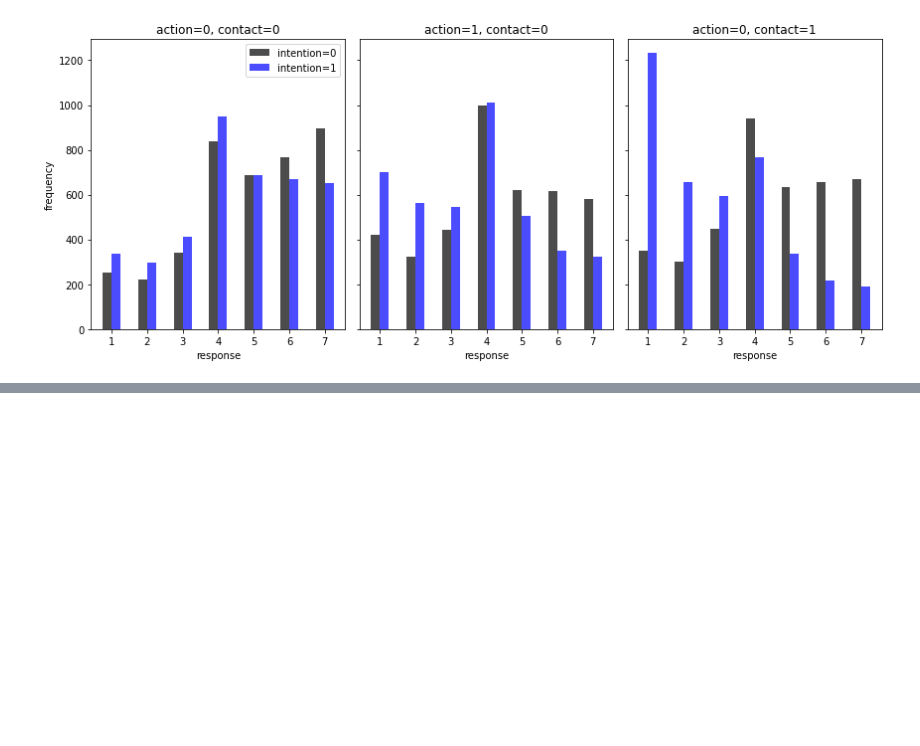
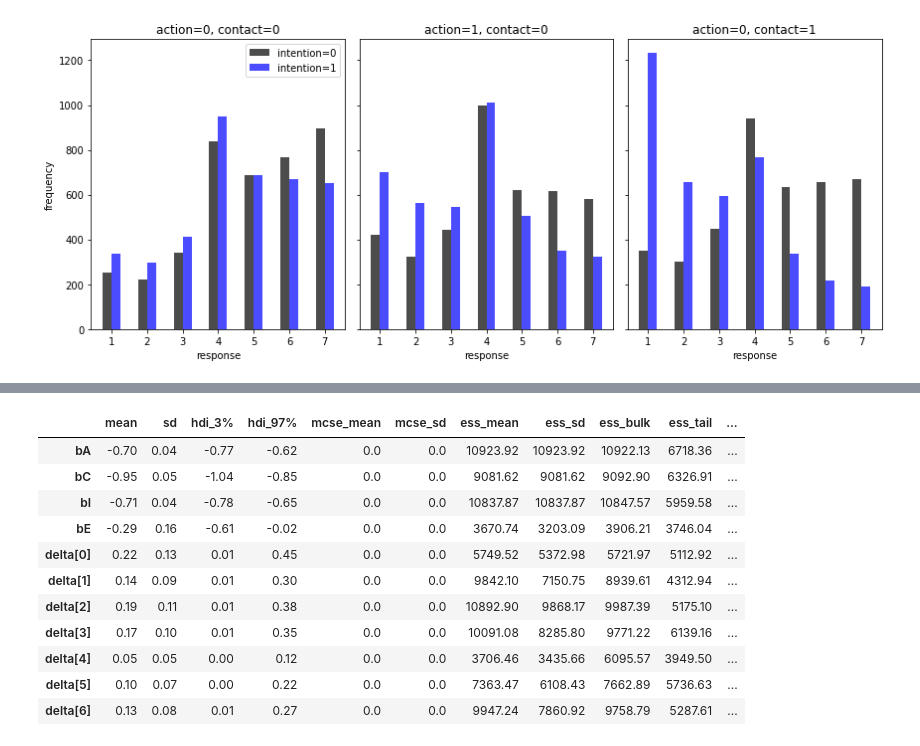
Before and after one commit to danhphan/bayesian-inferences, a Jupyter notebook: _00_rethink_stats_week7_course.ipynb, the cells around one changed output, grey strips where cells are left out. Saved outputs shown, nothing was run; the diff lists cells and outputs as text; code cells hidden in the pictures; blank space fills up the shorter version.

```diff
--- a/_00_rethink_stats_week7_course.ipynb
+++ b/_00_rethink_stats_week7_course.ipynb
@@ -562,0 +565,3 @@ plt.tight_layout();
+# %%
+d = pd.read_csv("data/Trolley.csv", delimiter=";")
+d.shape
@@ -562,0 +623,25 @@ plt.tight_layout();
+# %%
+R = d.response.values - 1
+A = d.action.values
+I = d.intention.values
+C = d.contact.values
+E = d.edu_new.values
+
+with pm.Model() as trl3:
+    kappa = pm.Normal("kappa", 0.0, 1.5, shape=6,
+                      transform=pm.distributions.transforms.ordered,
+                      testval=np.arange(6))
+
+    bA = pm.Normal("bA", 0.0, 0.5)
+    bC = pm.Normal("bC", 0.0, 0.5)
+    bI = pm.Normal("bI", 0.0, 0.5)
+    bE = pm.Normal("bE", 0.0, 0.5)
+
+    delta = pm.Dirichlet("delta", np.repeat(2.0, 7), shape=7)
+    delta_j = tt.concatenate([tt.zeros(1), delta])
+    delta_j_cumulative = tt.cumsum(delta_j)
+
+    phi = bE * delta_j_cumulative[E] + bA*A + bC*C + bI*I
+
+    resp_obs = pm.OrderedLogistic("resp_obs", phi, kappa, observed=R)
+    trace_trl3 = pm.sample(2000, tune=2000, target_accept=0.9)
@@ -562,0 +655,15 @@ plt.tight_layout();
+# %%
+az.summary(trace_trl3, var_names=["bA", "bC", "bI", "bE", "delta"], round_to=2)
+# %% [output]
+|  | mean | sd | hdi_3% | hdi_97% | mcse_mean | mcse_sd | ess_mean | ess_sd | ess_bulk | ess_tail | ... |
+| bA | -0.70 | 0.04 | -0.77 | -0.62 | 0.0 | 0.0 | 10923.92 | 10923.92 | 10922.13 | 6718.36 | ... |
+| bC | -0.95 | 0.05 | -1.04 | -0.85 | 0.0 | 0.0 | 9081.62 | 9081.62 | 9092.90 | 6326.91 | ... |
+| bI | -0.71 | 0.04 | -0.78 | -0.65 | 0.0 | 0.0 | 10837.87 | 10837.87 | 10847.57 | 5959.58 | ... |
+| bE | -0.29 | 0.16 | -0.61 | -0.02 | 0.0 | 0.0 | 3670.74 | 3203.09 | 3906.21 | 3746.04 | ... |
+| delta[0] | 0.22 | 0.13 | 0.01 | 0.45 | 0.0 | 0.0 | 5749.52 | 5372.98 | 5721.97 | 5112.92 | ... |
+| delta[1] | 0.14 | 0.09 | 0.01 | 0.30 | 0.0 | 0.0 | 9842.10 | 7150.75 | 8939.61 | 4312.94 | ... |
+| delta[2] | 0.19 | 0.11 | 0.01 | 0.38 | 0.0 | 0.0 | 10892.90 | 9868.17 | 9987.39 | 5175.10 | ... |
+| delta[3] | 0.17 | 0.10 | 0.01 | 0.35 | 0.0 | 0.0 | 10091.08 | 8285.80 | 9771.22 | 6139.16 | ... |
+| delta[4] | 0.05 | 0.05 | 0.00 | 0.12 | 0.0 | 0.0 | 3706.46 | 3435.66 | 6095.57 | 3949.50 | ... |
+| delta[5] | 0.10 | 0.07 | 0.00 | 0.22 | 0.0 | 0.0 | 7363.47 | 6108.43 | 7662.89 | 5736.63 | ... |
+| delta[6] | 0.13 | 0.08 | 0.01 | 0.27 | 0.0 | 0.0 | 9947.24 | 7860.92 | 9758.79 | 5287.61 | ... |
```
Also changed, not shown: parts of 11 cells of this notebook.
